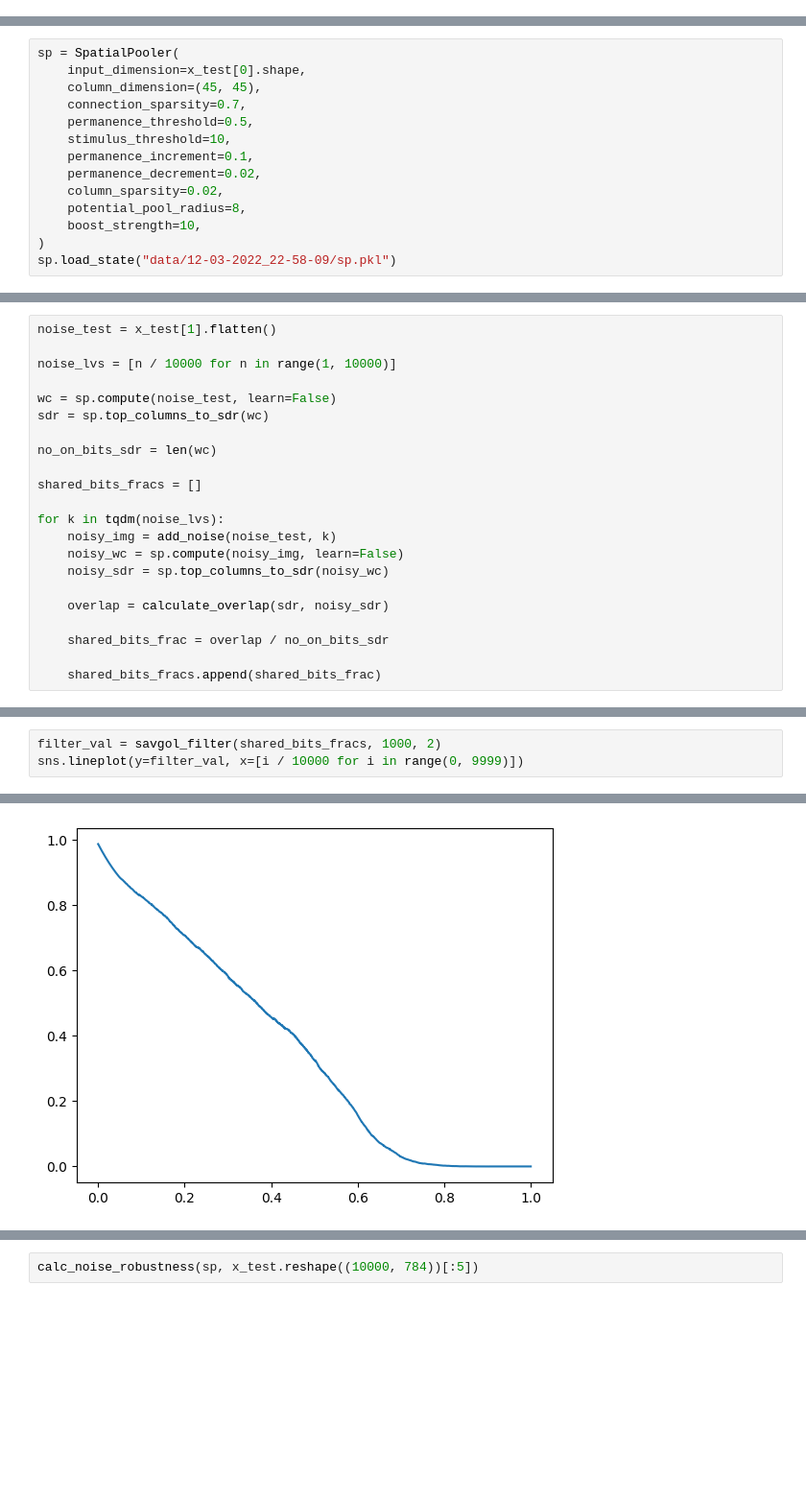
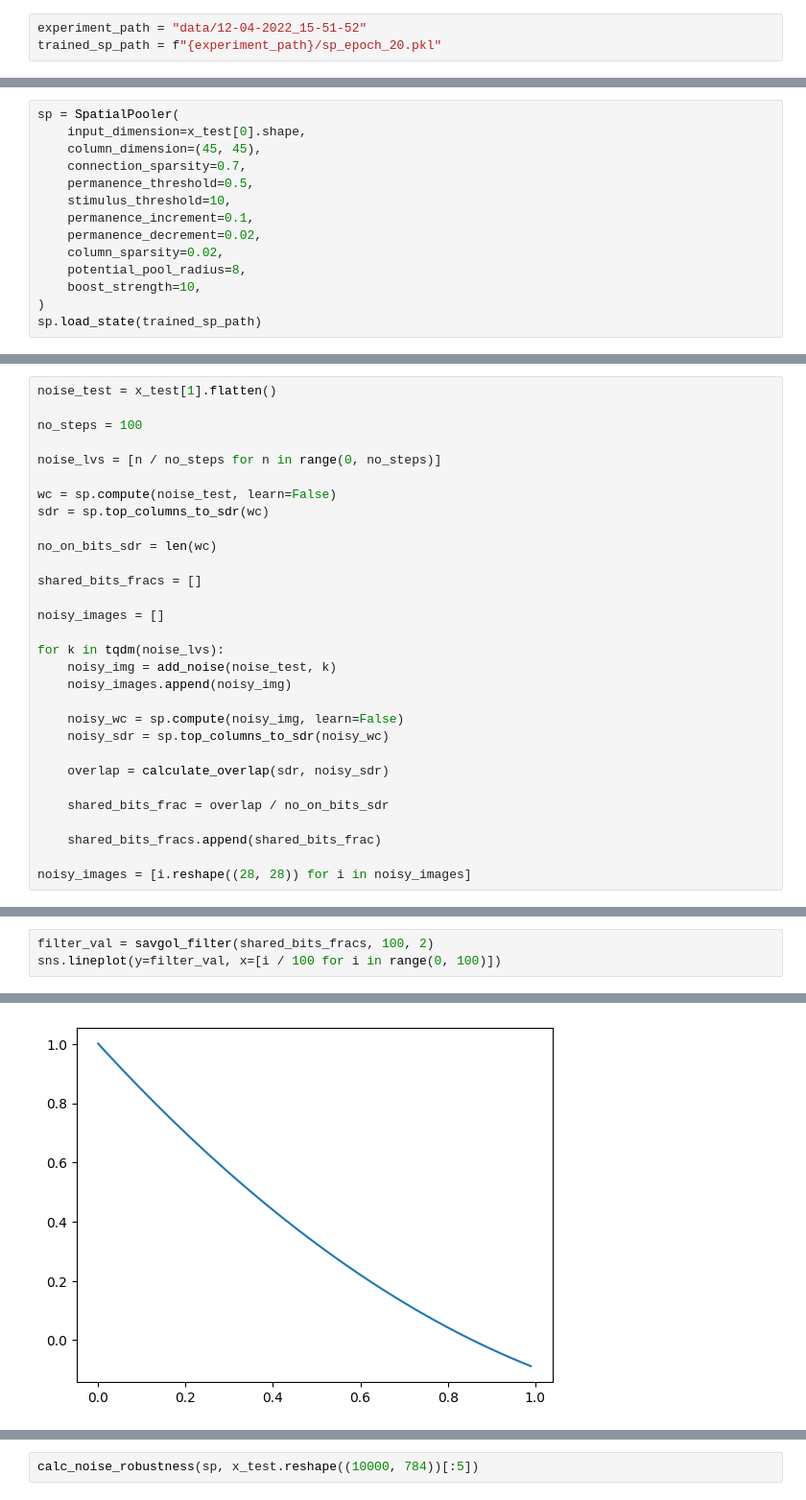
Before and after one commit to MoShrank/bachelor-thesis-research, a Jupyter notebook: SP Evaluation.ipynb, the cells around one changed output, grey strips where cells are left out. Shown: that part at 96% size. Drawn from its saved outputs; the diff is of its cells as text; blank space fills up the shorter version.

Commit message:
add: experiment + evaluation script + sparsity metric

```diff
--- a/SP Evaluation.ipynb
+++ b/SP Evaluation.ipynb
@@ -21,3 +29,6 @@ from util.metrics import (
 from algorithms import SpatialPooler
 # %% [output]
 [interactive output not drawn]
+# %%
+experiment_path = "data/12-04-2022_15-51-52"
+trained_sp_path = f"{experiment_path}/sp_epoch_20.pkl"
@@ -44,7 +57,7 @@ sp = SpatialPooler(
     potential_pool_radius=8,
     boost_strength=10,
 )
-sp.load_state("data/12-03-2022_22-58-09/sp.pkl")
+sp.load_state(trained_sp_path)
 # %% [output]
 [interactive output not drawn]
 # %%
@@ -85,7 +149,9 @@ sns.heatmap(stability, annot=True)
 # %%
 noise_test = x_test[1].flatten()
 
-noise_lvs = [n / 10000 for n in range(1, 10000)]
+no_steps = 100
+
+noise_lvs = [n / no_steps for n in range(0, no_steps)]
 
 wc = sp.compute(noise_test, learn=False)
 sdr = sp.top_columns_to_sdr(wc)
@@ -94,8 +160,12 @@ no_on_bits_sdr = len(wc)
 
 shared_bits_fracs = []
 
+noisy_images = []
+
 for k in tqdm(noise_lvs):
     noisy_img = add_noise(noise_test, k)
+    noisy_images.append(noisy_img)
+
     noisy_wc = sp.compute(noisy_img, learn=False)
     noisy_sdr = sp.top_columns_to_sdr(noisy_wc)
 
@@ -104,5 +174,7 @@ for k in tqdm(noise_lvs):
     shared_bits_frac = overlap / no_on_bits_sdr
 
     shared_bits_fracs.append(shared_bits_frac)
+
+noisy_images = [i.reshape((28, 28)) for i in noisy_images]
 # %% [output]
 [interactive output not drawn]
@@ -118,9 +195,9 @@ from scipy.integrate import quad
 # %% [output]
 [interactive output not drawn]
 # %%
-filter_val = savgol_filter(shared_bits_fracs, 1000, 2)
-sns.lineplot(y=filter_val, x=[i / 10000 for i in range(0, 9999)])
+filter_val = savgol_filter(shared_bits_fracs, 100, 2)
+sns.lineplot(y=filter_val, x=[i / 100 for i in range(0, 100)])
 # %% [output]
 <AxesSubplot:>
-[figure, old version]
+[figure, new version]
 [interactive output not drawn]
```
Also changed, not shown: parts of 22 cells of this notebook, 31 other files.
